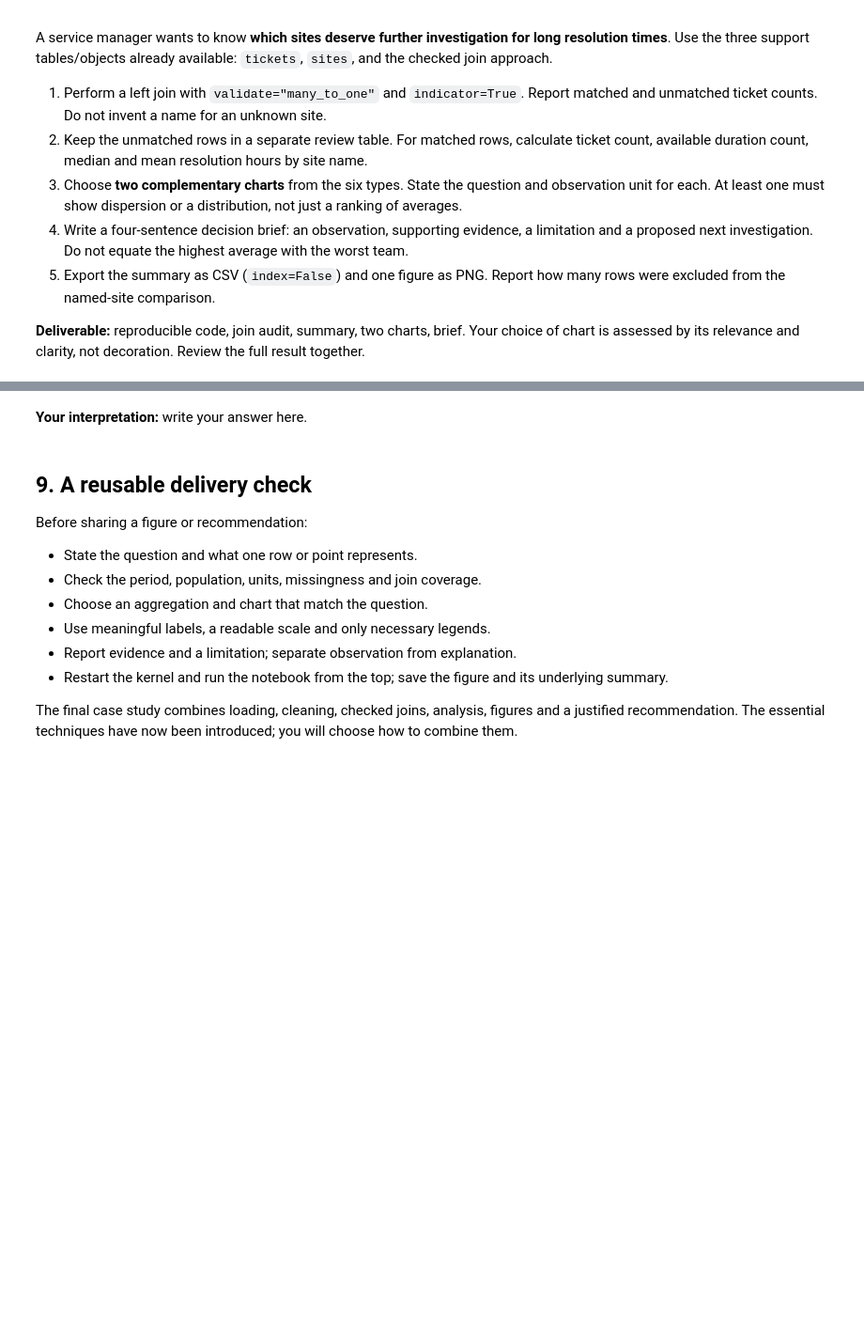
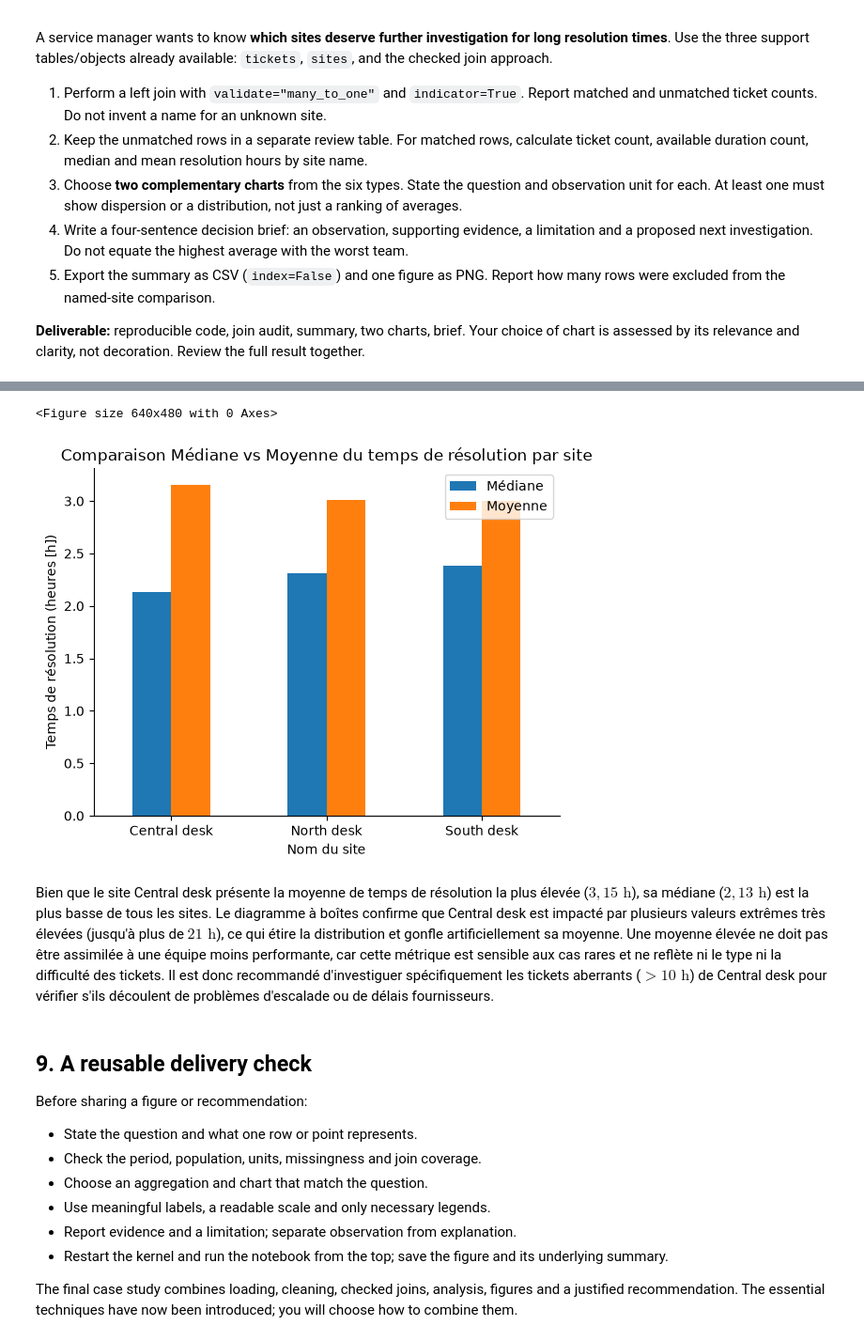
Before and after one commit to Lyes-Syel/INF4, a Jupyter notebook: notebooks/04-EDA-Visualization-S4.ipynb, the cells around one changed output, grey strips where cells are left out. Shown at 94% size. Saved outputs shown, nothing was run; the diff lists cells and outputs as text; code cells hidden in the pictures; blank space fills up the shorter version.

Commit message:
solution problème 2

```diff
--- a/notebooks/04-EDA-Visualization-S4.ipynb
+++ b/notebooks/04-EDA-Visualization-S4.ipynb
@@ -394,4 +423,73 @@ A service manager wants to know **which sites deserve further investigation for
 
 **Deliverable:** reproducible code, join audit, summary, two charts, brief. Your choice of chart is assessed by its relevance and clarity, not decoration. Review the full result together.
 # %%
-# Your code here
+import pandas as pd
+
+# 1. Chargement des données
+tickets = pd.read_csv('../data/support_tickets.csv')
+sites = pd.read_csv('../data/support_sites.csv')
+
+# 2. Left join validé (many_to_one) avec indicateur
+merged = tickets.merge(sites, on='site_id', how='left', validate='many_to_one', indicator='_merge')
+
+# Audit de la jonction
+matched_count = (merged['_merge'] == 'both').sum()
+unmatched_count = (merged['_merge'] == 'left_only').sum()
+
+print("--- AUDIT DE LA JONCTION ---")
+print(f"Tickets associés (matched) : {matched_count}")
+print(f"Tickets non associés (unmatched) : {unmatched_count}")
+
+# Conservation de la ligne non associée dans une table de révision à part
+review_table = merged[merged['_merge'] == 'left_only'].copy()
+print("\n--- TABLE DE RÉVISION (SITES INCONNUS) ---")
+print(review_table[['ticket_id', 'date', 'site_id', 'channel', 'resolution_h']])
+
+# 3. Calcul du tableau récapitulatif pour les lignes associées
+matched_df = merged[merged['_merge'] == 'both'].copy()
+
+summary_site = matched_df.groupby('site_name').agg(
+    ticket_count=('ticket_id', 'count'),
+    available_duration_count=('resolution_h', 'count'),
+    median_resolution_h=('resolution_h', 'median'),
+    mean_resolution_h=('resolution_h', 'mean')
+).reset_index()
+
+print("\n--- TABLEAU RÉCAPITULATIF ---")
+print(summary_site)
+
+# Export du résumé en CSV (index=False)
+summary_site.to_csv('site_resolution_summary.csv', index=False)
+
+# ---------------------------------------------------------
+# Figure 1 : Boxplot de dispersion (Pandas pur)
+# ---------------------------------------------------------
+ax1 = matched_df.boxplot(column='resolution_h', by='site_name', grid=True)
+ax1.set_title("Distribution du temps de résolution par site")
+ax1.get_figure().suptitle('')  # Supprime le sur-titre automatique de pandas
+ax1.set_xlabel("Nom du site")
+ax1.set_ylabel("Temps de résolution (heures [h])")
+
+# Sauvegarde de la Figure 1
+ax1.get_figure().savefig('site_resolution_dispersion.png', bbox_inches='tight')
+ax1.get_figure().clf()  # Reinitialise la figure
+
+# ---------------------------------------------------------
+# Figure 2 : Comparaison Médiane vs Moyenne (Pandas pur)
+# ---------------------------------------------------------
+ax2 = summary_site.plot(
+    x='site_name',
+    y=['median_resolution_h', 'mean_resolution_h'],
+    kind='bar',
+    rot=0,
+    title="Comparaison Médiane vs Moyenne du temps de résolution par site"
+)
+ax2.set_xlabel("Nom du site")
+ax2.set_ylabel("Temps de résolution (heures [h])")
+ax2.legend(["Médiane", "Moyenne"])
+
+# Sauvegarde de la Figure 2
+ax2.get_figure().savefig('site_mean_vs_median.png', bbox_inches='tight')
+
+print("\nCode exécuté avec succès. Les fichiers CSV et PNG ont été créés.")
+# %% [output]
@@ -398,5 +516,7 @@ A service manager wants to know **which sites deserve further investigation for
+<Figure size 640x480 with 0 Axes>
+[figure, added]
 # %% [markdown]
-**Your interpretation:** write your answer here.
+Bien que le site Central desk présente la moyenne de temps de résolution la plus élevée ($3,15\text{ h}$), sa médiane ($2,13\text{ h}$) est la plus basse de tous les sites. Le diagramme à boîtes confirme que Central desk est impacté par plusieurs valeurs extrêmes très élevées (jusqu'à plus de $21\text{ h}$), ce qui étire la distribution et gonfle artificiellement sa moyenne. Une moyenne élevée ne doit pas être assimilée à une équipe moins performante, car cette métrique est sensible aux cas rares et ne reflète ni le type ni la difficulté des tickets. Il est donc recommandé d'investiguer spécifiquement les tickets aberrants ($> 10\text{ h}$) de Central desk pour vérifier s'ils découlent de problèmes d'escalade ou de délais fournisseurs.
 # %% [markdown]
 ## 9. A reusable delivery check
 
```
Also changed, not shown: parts of 5 cells of this notebook, 5 other files.
